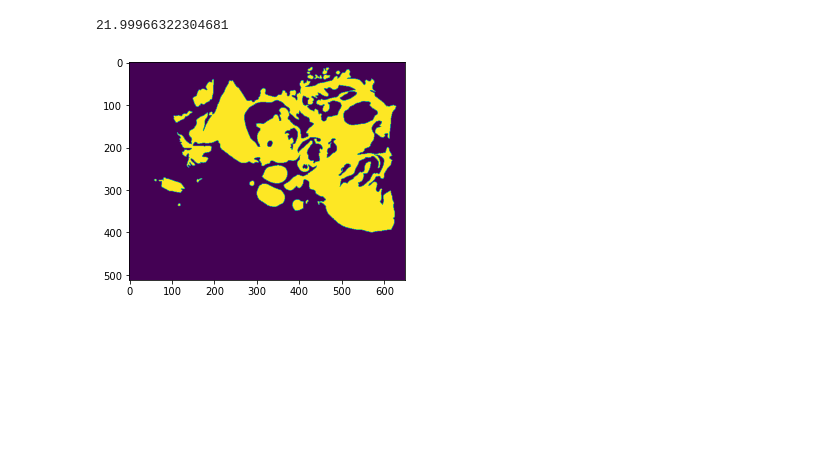
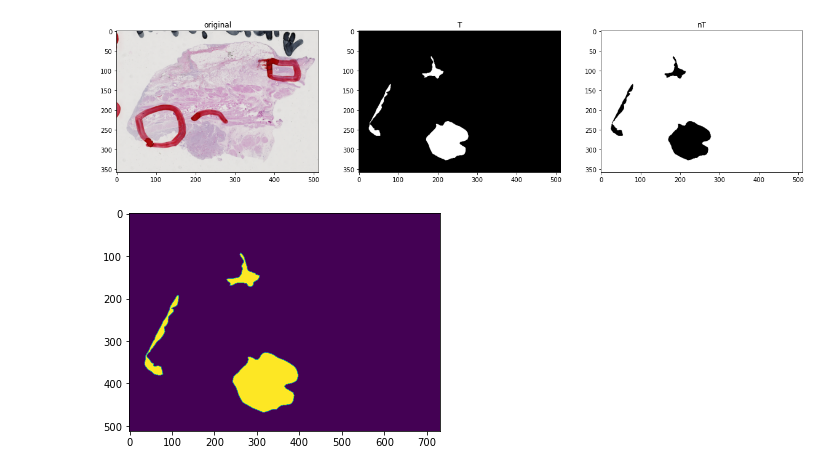
Before and after one commit to wangyh97/patho_AI, a Jupyter notebook: processing/patch_extraction_test.ipynb, the cells around one changed output. Cells and saved outputs as stored; diff of their text form; code cells hidden in the pictures; blank space fills up the shorter version.

```diff
--- a/processing/patch_extraction_test.ipynb
+++ b/processing/patch_extraction_test.ipynb
@@ -94,14 +126,31 @@ xml_path = glob.glob(file_path + '*.xml')[0]
+# %%
+df = pd.read_csv('../config/full.csv')
+uuids = df['dir_uuid']
 # %%
-timer.tic()
+root_path = {
+    'server':'/mnt/wangyh/TCGA_svs/',
+    'desktop':'I:\\TCGA_bladder\\TCGA_bladder\\',
+    'laptop':''
+}
+file_id = uuids[3] + '/'
+rule =  {"tumor":{"excludes":["artificial","stroma","necrosis"]},
+        'stroma':{"excludes":['artificial','necrosis']}}
+timer = Timer()
+file_path = root_path['server'] + file_id
+svs_path = glob.glob(file_path + '*.svs')[0]
+xml_path = glob.glob(file_path + '*.xml')[0]
+
 slide = ep.get_slide(svs_path) #svs_path是一个list
 mask_coords,classes = ep.AnnotationParser(xml_path)
-rule =  {"tumor":{"excludes":["artificial","stroma","necrosis"]},
-        'stroma':{"excludes":['artificial','necrosis']}}
 
 annos = ep.Annotation(slide,xml_path,rule=rule)
-masked_tumor = ep.show_thumb_mask(annos['tumor'])
-tumor_slide = ep.get_mask_slide(annos) #返回一个Imageslide类
-print(timer.toc())
+# masked_tumor = ep.show_thumb_mask(annos['tumor'])
+tumor_slide,non_tumor_slide = ep.get_mask_slide(annos) #返回一个Imageslide类
-# %% [output]
-21.99966322304681
-[figure, removed]
+# %%
+ploting(1,3,figseq=[slide.get_thumbnail((512,512)),pixel_255(tumor_slide.get_thumbnail((512,512)),threshold=0.1),pixel_255(non_tumor_slide.get_thumbnail((512,512)),threshold=0.1)],title = ['original','T','nT'])
+# %% [output]
+[figure, added]
+# %%
+masked_tumor = ep.show_thumb_mask(annos['tumor'])
+# %% [output]
+[figure, added]
```
Also changed, not shown: parts of 15 cells of this notebook, 5 other files.
